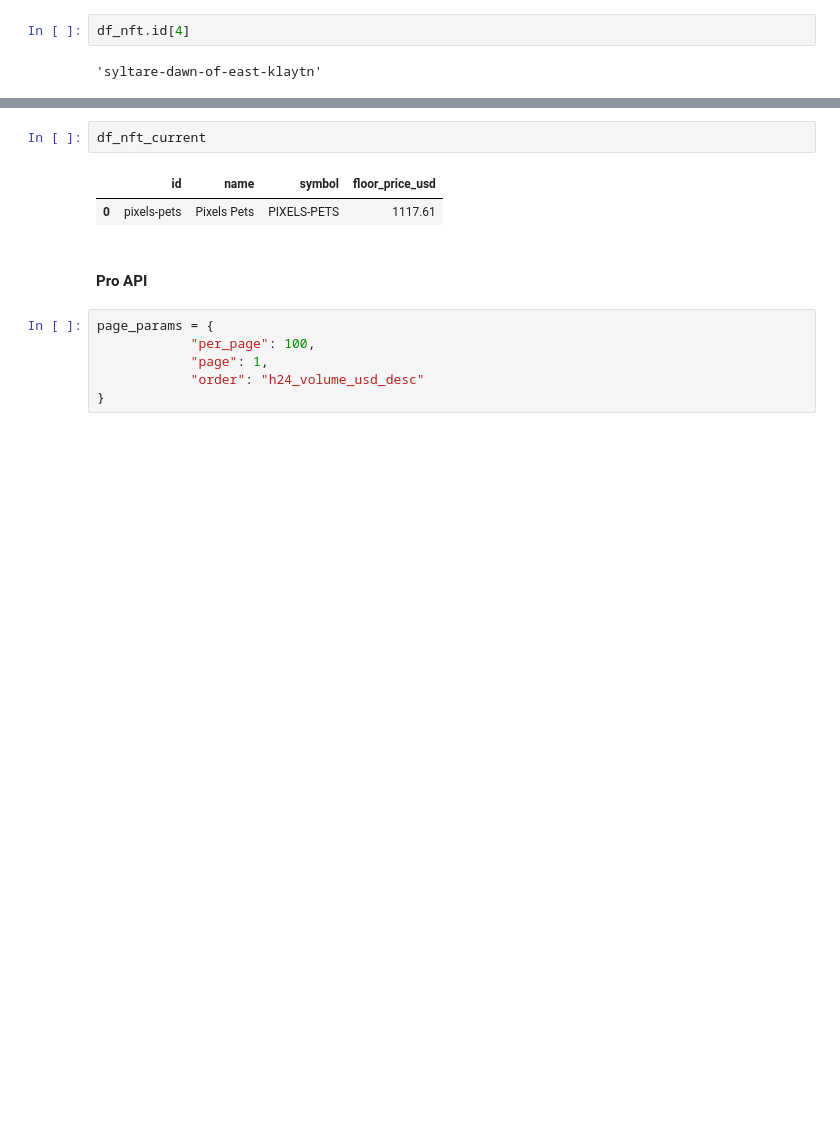
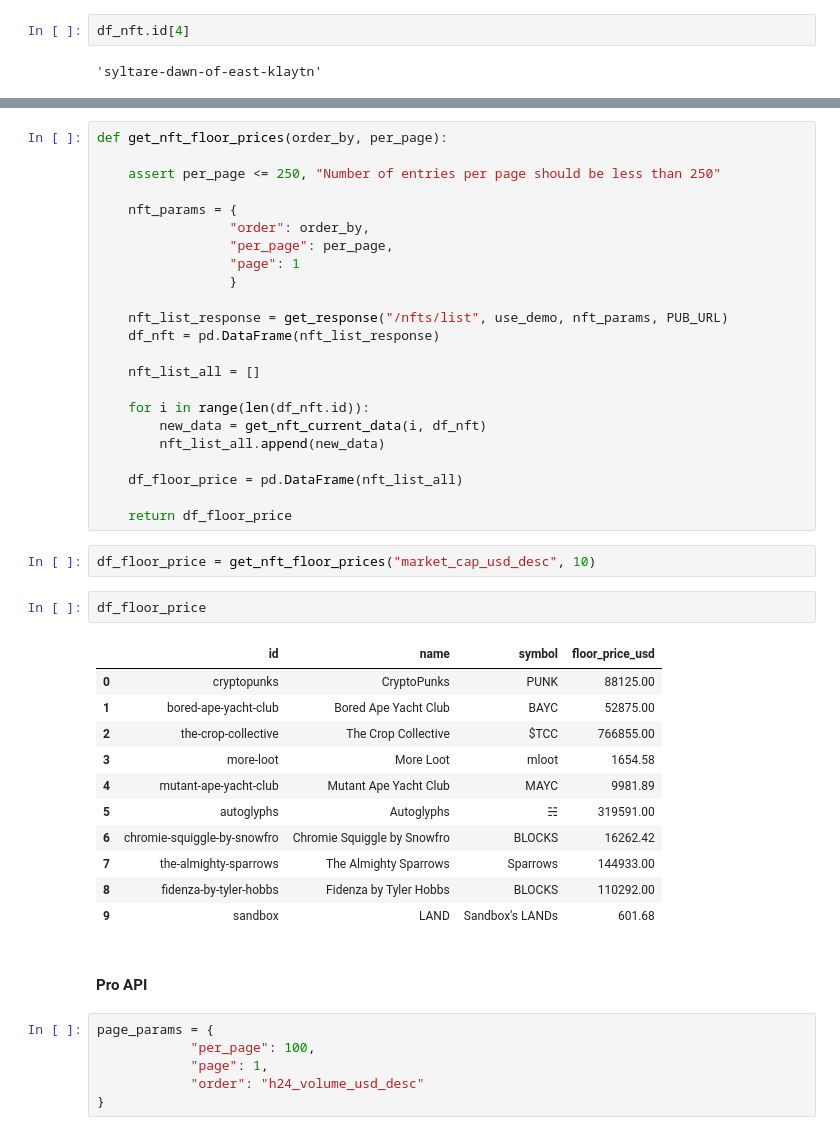
Before and after one commit to vnegi10/CoinGecko_API_guide, a Jupyter notebook: CG_API.ipynb, the cells around one changed output, grey strips where cells are left out. Cells and saved outputs as stored; diff of their text form; blank space fills up the shorter version.

```diff
--- a/CG_API.ipynb
+++ b/CG_API.ipynb
@@ -85,8 +80,42 @@ df_nft_current = get_nft_current_data(5, df_nft)
 # %%
-df_nft_current
+def get_nft_floor_prices(order_by, per_page):
+
+    assert per_page <= 250, "Number of entries per page should be less than 250"
+
+    nft_params = {
+                 "order": order_by,
+                 "per_page": per_page,
+                 "page": 1
+                 }
+
+    nft_list_response = get_response("/nfts/list", use_demo, nft_params, PUB_URL)
+    df_nft = pd.DataFrame(nft_list_response)
+
+    nft_list_all = []
+
+    for i in range(len(df_nft.id)):
+        new_data = get_nft_current_data(i, df_nft)
+        nft_list_all.append(new_data)
+
+    df_floor_price = pd.DataFrame(nft_list_all)
+
+    return df_floor_price
-# %% [output]
-|  | id | name | symbol | floor_price_usd |
-| 0 | pixels-pets | Pixels Pets | PIXELS-PETS | 1117.61 |
+# %%
+df_floor_price = get_nft_floor_prices("market_cap_usd_desc", 10)
+# %%
+df_floor_price
+# %% [output]
+|  | id | name | symbol | floor_price_usd |
+| 0 | cryptopunks | CryptoPunks | PUNK | 88125.00 |
+| 1 | bored-ape-yacht-club | Bored Ape Yacht Club | BAYC | 52875.00 |
+| 2 | the-crop-collective | The Crop Collective | $TCC | 766855.00 |
+| 3 | more-loot | More Loot | mloot | 1654.58 |
+| 4 | mutant-ape-yacht-club | Mutant Ape Yacht Club | MAYC | 9981.89 |
+| 5 | autoglyphs | Autoglyphs | ☵ | 319591.00 |
+| 6 | chromie-squiggle-by-snowfro | Chromie Squiggle by Snowfro | BLOCKS | 16262.42 |
+| 7 | the-almighty-sparrows | The Almighty Sparrows | Sparrows | 144933.00 |
+| 8 | fidenza-by-tyler-hobbs | Fidenza by Tyler Hobbs | BLOCKS | 110292.00 |
+| 9 | sandbox | LAND | Sandbox's LANDs | 601.68 |
 # %% [markdown]
 #### Pro API
 # %%
```
Also changed, not shown: parts of 7 cells of this notebook.
